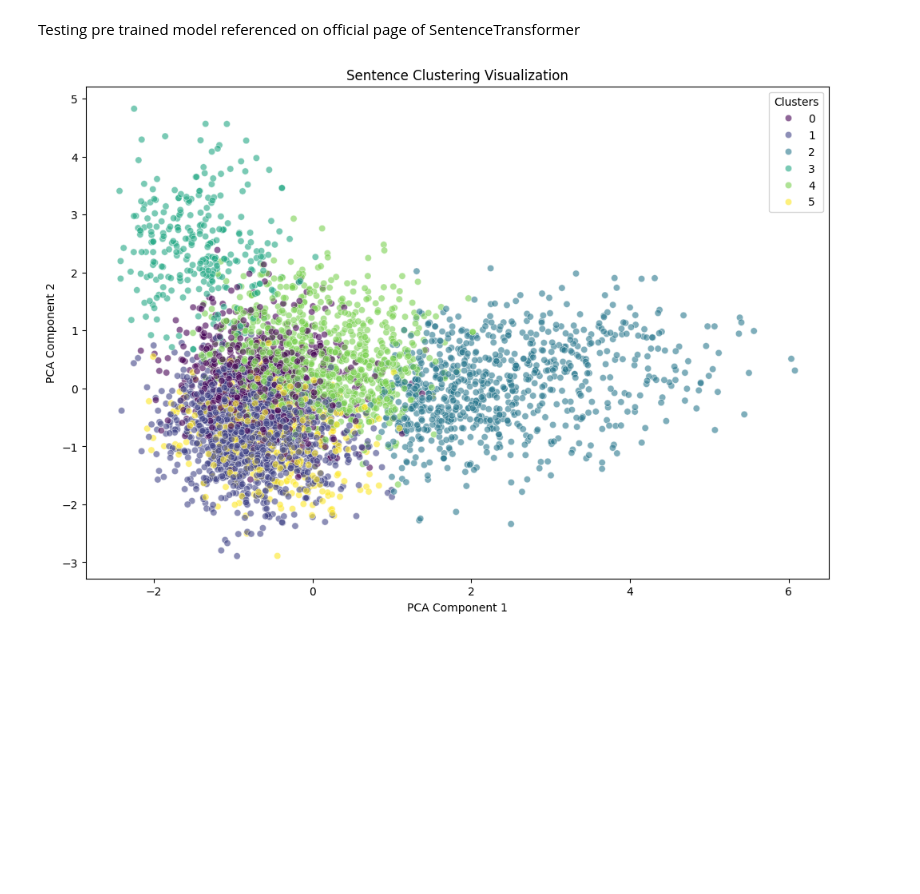
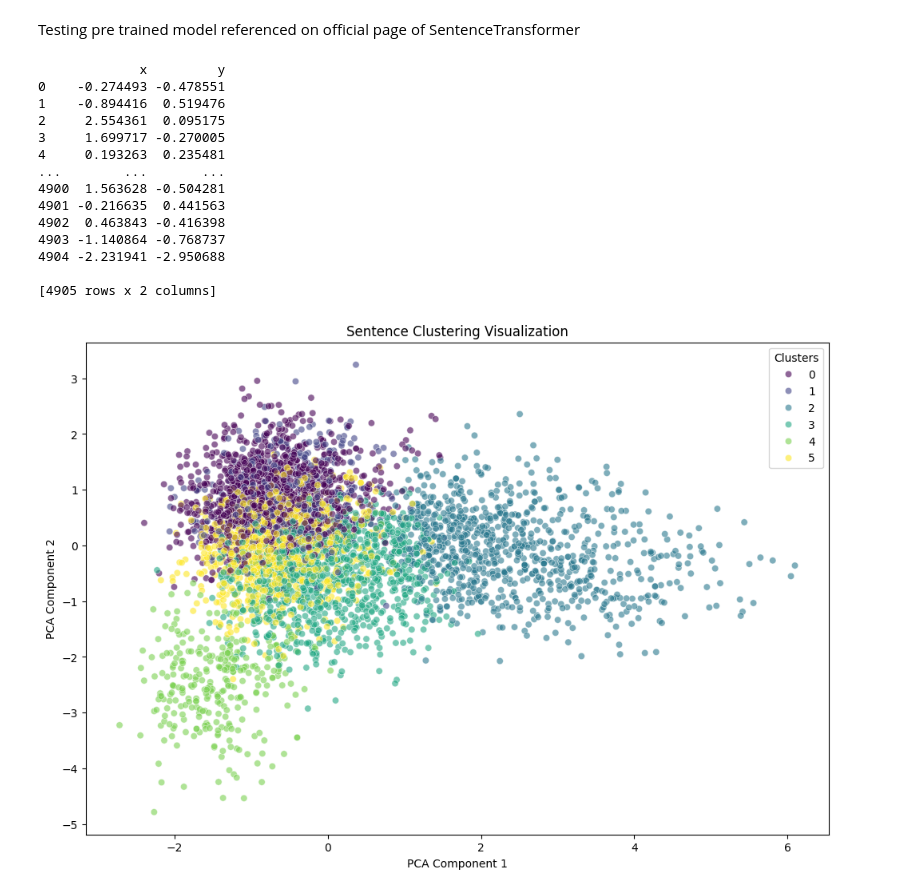
Before and after one commit to SpiffiRacoon/ISBiT, a Jupyter notebook: ML/research_notebook.ipynb, the cells around one changed output. Drawn from its saved outputs; the diff is of its cells as text; code cells hidden in the pictures; blank space fills up the shorter version.

Commit message:
split update

```diff
--- a/ML/research_notebook.ipynb
+++ b/ML/research_notebook.ipynb
@@ -161,7 +191,6 @@ Data splits saved to: data/QAQC_v1/splits/
 # %% [markdown]
 Testing pre trained model referenced on official page of SentenceTransformer
 # %%
-
 
 from matplotlib import pyplot as plt
 from sentence_transformers import SentenceTransformer
@@ -171,32 +200,49 @@ import seaborn as sns
 import pandas as pd
 
 
-train_data_path = 'data/QAQC_v1/splits/local_train.csv'
+train_data_path = 'data/QAQC_v2/splits/train_data.csv'
 data = pd.read_csv(train_data_path)
 sentences = data['text'].tolist()
 
 model = SentenceTransformer('paraphrase-MiniLM-L6-v2')
 embeddings = model.encode(sentences, convert_to_tensor=True)
 num_clusters = 6 # coarse lables: [LOC, HUM, DESC, ENTY, ABBR, NUM]
 kmeans = KMeans(n_clusters=num_clusters, random_state=42)
 kmeans.fit(embeddings.cpu().numpy())
 clusters = kmeans.labels_
 
 # reduction
 pca = PCA(n_components=2)
 reduced_embeddings = pca.fit_transform(embeddings.cpu().numpy())
 
 # frame
 cluster_df = pd.DataFrame(reduced_embeddings, columns=['x', 'y'])
+
+print(cluster_df)
+
 cluster_df['cluster'] = clusters
 
 # Plotting
 plt.figure(figsize=(12, 8))
 sns.scatterplot(data=cluster_df, x='x', y='y', hue='cluster', palette='viridis', alpha=0.6)
 plt.title('Sentence Clustering Visualization')
 plt.xlabel('PCA Component 1')
 plt.ylabel('PCA Component 2')
 plt.legend(title='Clusters')
 plt.show()
 # %% [output]
+             x         y
+0    -0.274493 -0.478551
+1    -0.894416  0.519476
+2     2.554361  0.095175
+3     1.699717 -0.270005
+4     0.193263  0.235481
+...        ...       ...
+4900  1.563628 -0.504281
+4901 -0.216635  0.441563
+4902  0.463843 -0.416398
+4903 -1.140864 -0.768737
+4904 -2.231941 -2.950688
+
+[4905 rows x 2 columns]
-[figure, old version]
+[figure, new version]
```
Also changed, not shown: parts of 5 cells of this notebook.
